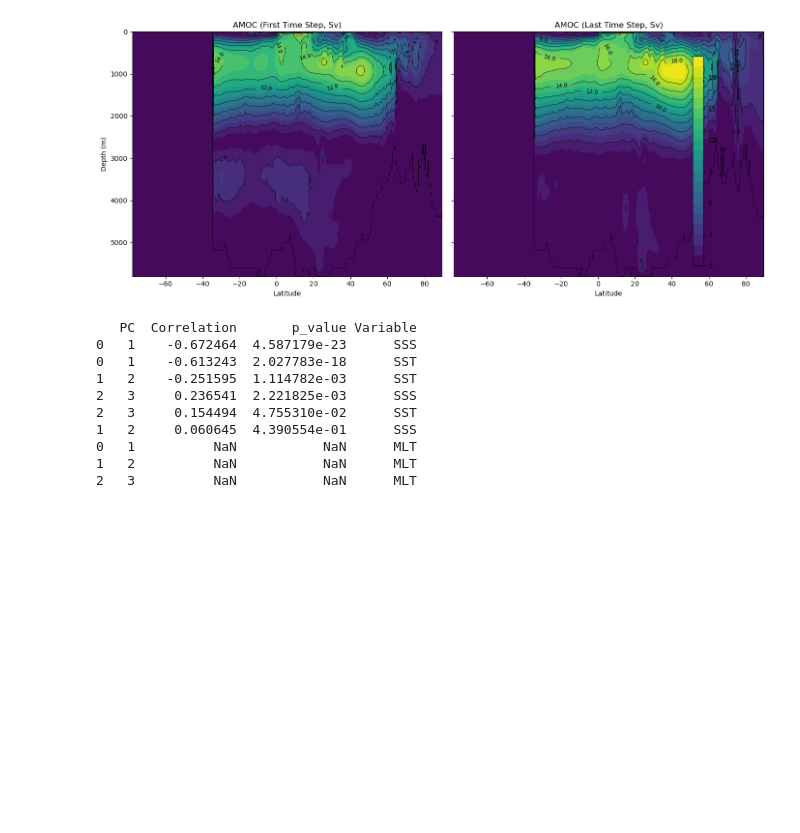
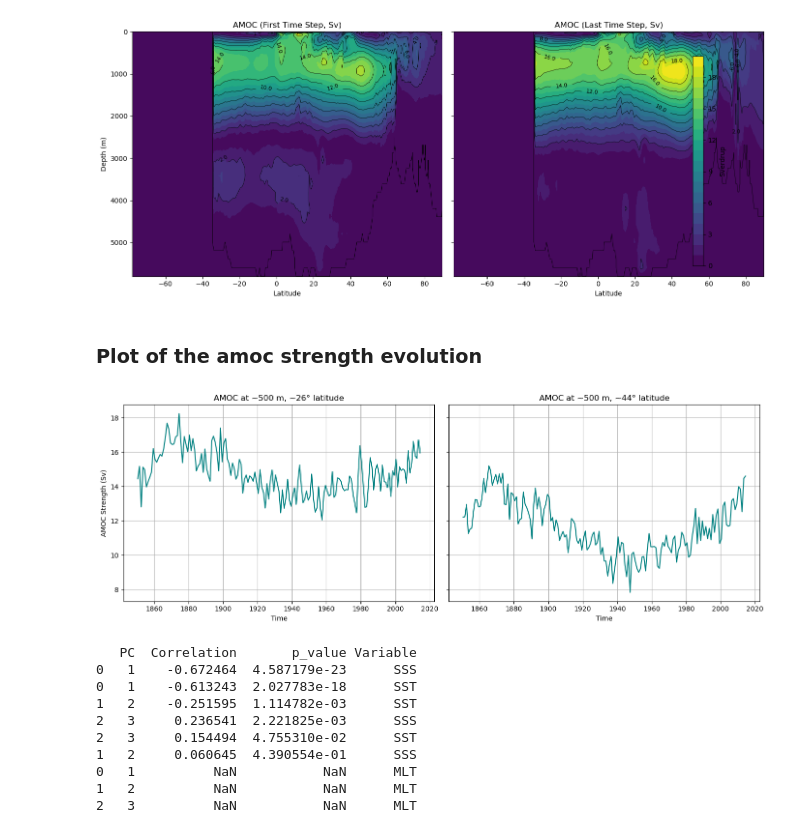
Before and after one commit to frejahk9/Master-thesis-2026, a Jupyter notebook: EOF/EOF_analysis.ipynb, the cells around one changed output. Cells and saved outputs as stored; diff of their text form; code cells hidden in the pictures; blank space fills up the shorter version.

```diff
--- a/EOF/EOF_analysis.ipynb
+++ b/EOF/EOF_analysis.ipynb
@@ -72,12 +72,12 @@ import matplotlib.pyplot as plt
 # -----------------------------
 # 1. Load MLD data
 # -----------------------------
-mlt_path = "/data/projects/nckf/frekle/CMIP6_data/mlotst/mlotst_masked.nc"
-mlt = xr.open_dataset(mlt_path)["mlotst"]
+mld_path = "/data/projects/nckf/frekle/CMIP6_data/mlotst/mlotst_masked.nc"
+mld = xr.open_dataset(mld_path)["mlotst"]
 
 # Extract surface/near-surface layer if needed (depends on data shape)
 # For mixed layer thickness it might already be 2D (time, lat, lon)
-mlt_anom = mlt - mlt.mean(dim='time')  # anomalies
+mld_anom = mld - mld.mean(dim='time')  # anomalies
 
 # -----------------------------
 # 1. Function to compute EOFs and PCs
@@ -94,7 +94,7 @@ def compute_eofs(data, weights, n_modes=3):
 # -----------------------------
 eofs_sst, pcs_sst, var_sst = compute_eofs(sst_anom, weights)
 eofs_sss, pcs_sss, var_sss = compute_eofs(sss_anom, weights)
-eofs_mlt, pcs_mlt, var_mlt = compute_eofs(mlt_anom, weights)
+eofs_mld, pcs_mld, var_mld = compute_eofs(mld_anom, weights)
 
 # -----------------------------
 # 5. Plot EOFs and PCs
@@ -114,13 +114,13 @@ def plot_eofs_pcs(eofs, pcs, variance, varname):
 
 plot_eofs_pcs(eofs_sst, pcs_sst, var_sst, 'SST')
 plot_eofs_pcs(eofs_sss, pcs_sss, var_sss, 'SSS')
-plot_eofs_pcs(eofs_mlt, pcs_mlt, var_mlt, 'MLT')
+plot_eofs_pcs(eofs_mld, pcs_mld, var_mld, 'MLD')
 
 # print variance explained
 print("Variance explained by first 3 EOFs:")
 print("SST:", var_sst[:3].values * 100)
 print("SSS:", var_sss[:3].values * 100)
-print("MLT:", var_mlt[:3].values * 100)
+print("MLD:", var_mld[:3].values * 100)
 
 # Plot first EOF with cartopy
 fig = plt.figure(figsize=(12,5))
@@ -152,11 +152,11 @@ plt.show()
 
 fig = plt.figure(figsize=(12,5))
 ax = plt.axes(projection=ccrs.PlateCarree())
-ax.set_title("First EOF of Surface MLT")
+ax.set_title("First EOF of Surface MLD")
 ax.coastlines()
 ax.add_feature(cfeature.LAND, facecolor='lightgray', zorder=2)
 pcm = ax.pcolormesh(
-    mlt["longitude"], mlt["latitude"], eofs_mlt.isel(mode=0),
+    mld["longitude"], mld["latitude"], eofs_mld.isel(mode=0),
     transform=ccrs.PlateCarree(),
     cmap="RdBu_r",
     shading="auto"
@@ -165,9 +165,9 @@ plt.colorbar(pcm, ax=ax, orientation='vertical', label="EOF1 Spatial pattern (°
 plt.show()
 
 plt.figure(figsize=(10,4))
-pc1 = pcs_mlt.isel(mode=0)
+pc1 = pcs_mld.isel(mode=0)
 pc1.plot()
-plt.title('First Principal Component of Surface MLT')
+plt.title('First Principal Component of Surface MLD')
 plt.xlabel('Time')
 plt.ylabel('PC1 (°C)')
 plt.show()
@@ -277,6 +277,43 @@ plt.tight_layout()
 plt.show()
 # %% [output]
 [figure]
+# %% [markdown]
+### Plot of the amoc strength evolution
+# %%
+import xarray as xr
+import matplotlib.pyplot as plt
+import numpy as np
+
+# -----------------------------
+# 3. Select depth ~500 m and latitude ~26° and ~44°
+# -----------------------------
+
+depth_target = 500
+lat_targets   = [26, 44]
+
+# Find nearest indices
+lev_idx = np.abs(msf_sv.lev - depth_target).argmin()
+lat_idxs = [np.abs(msf_sv.rlat - lat).argmin() for lat in lat_targets]
+
+# Extract time series
+amoc_series = [msf_sv.isel(lev=lev_idx, rlat=lat_idx) for lat_idx in lat_idxs]
+
+# 4. Plot side by side
+
+fig, axes = plt.subplots(1, 2, figsize=(14,5), sharey=True)
+
+for ax, series, lat in zip(axes, amoc_series, lat_targets):
+    ax.plot(series.time, series, color='teal')
+    ax.set_xlabel('Time')
+    ax.set_title(f'AMOC at ~{depth_target} m, ~{lat}° latitude')
+    ax.grid(True)
+
+axes[0].set_ylabel('AMOC Strength (Sv)')
+
+plt.tight_layout()
+plt.show()
+# %% [output]
+[figure, added]
 # %%
 # Load AMOC data
 msftyz_path = "/data/projects/nckf/frekle/CMIP6_data/msftyz/msftyz_Oyear_EC-Earth3_historical_r1i1p1f1_gn_185001-201412.nc"
```
Also changed, not shown: parts of 7 cells of this notebook.
